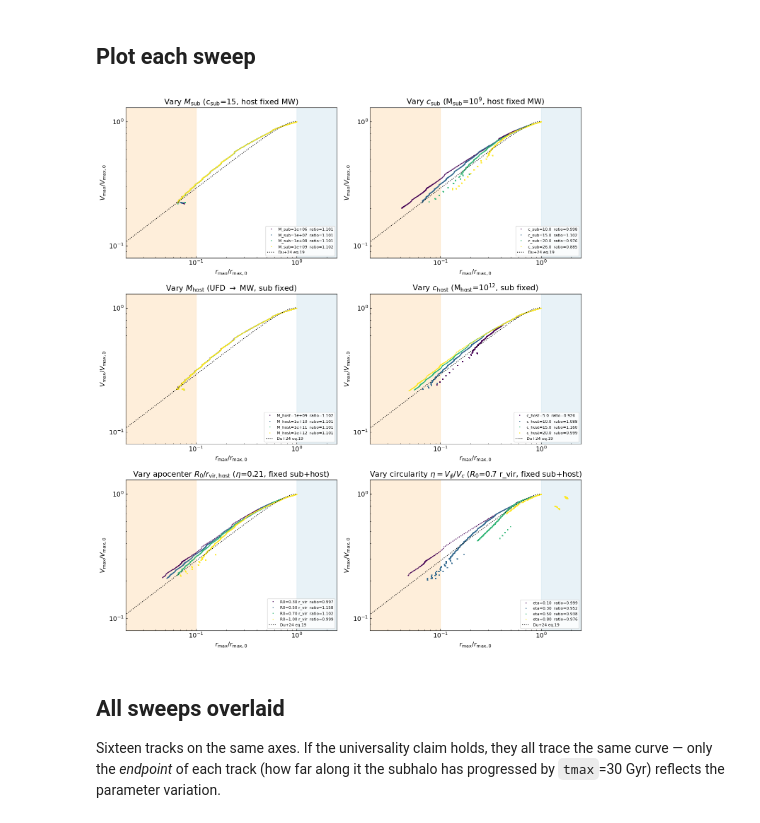
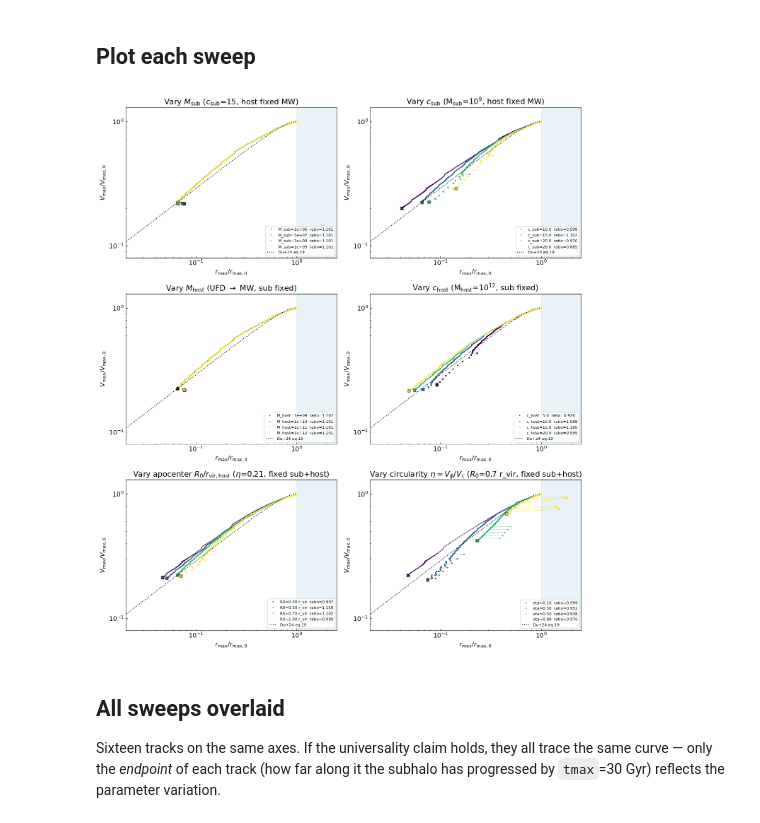
Before and after one commit to fabiokung/SatGen, a Jupyter notebook: tidal_track_universality.ipynb, the cells around one changed output. Drawn from its saved outputs; the diff is of its cells as text; code cells hidden in the pictures.

```diff
--- a/tidal_track_universality.ipynb
+++ b/tidal_track_universality.ipynb
@@ -124,14 +124,11 @@ Total wall time: 332.5 s
 ## Plot each sweep
 # %%
 def _phase_bands(ax):
-    """Three deep-stripping phases: heating-puffed (r/r0>1), smooth tidal
-    evolution (0.1<r/r0<1), and post-pericentre stairsteps (r/r0<0.1).
-    The 0.1 threshold is empirical -- it marks where per-peri shrinkage
-    falls below the log-plot dot-spacing resolution, exposing the always-
-    present plateau structure that the hard-truncation prescription
-    leaves between pericenter passages."""
+    """Vertical band for the heating-puffed regime where r/r0>1. Deep
+    stripping is a behaviour (discretized stairsteps on eq.19), not a
+    region of (R, V) space, so it gets an arrow annotation on the
+    overlay rather than a shaded band here."""
     ax.axvspan(1.0, 100., color='#a6cee3', alpha=0.25, zorder=0)
-    ax.axvspan(1e-4, 0.1, color='#fdbf6f', alpha=0.25, zorder=0)
 
 def plot_sweep(ax, results, label_fmt, vary_key):
     _phase_bands(ax)
@@ -139,36 +136,41 @@ def plot_sweep(ax, results, label_fmt, vary_key):
     n = len(results)
     for i, r in enumerate(results):
         ratio = median_track_ratio(r['R'], r['V'])
         c = cmap(i / max(n - 1, 1))
         lab = label_fmt.format(**r) + f'  ratio={ratio:.3f}'
-        ax.plot(r['R'], r['V'], '.', ms=2, color=c, label=lab)
+        # connect dots in time order so plateau-to-plateau jumps are visible
+        ax.plot(r['R'], r['V'], '-', lw=0.5, alpha=0.4, color=c, zorder=2)
+        ax.plot(r['R'], r['V'], '.', ms=2, color=c, label=lab, zorder=3)
+        # endpoint marker (X) -- start is shared at (1,1) for all tracks
+        ax.plot(r['R'][-1], r['V'][-1], 'X', ms=7, color=c,
+                markeredgecolor='black', markeredgewidth=0.5, zorder=5)
     x_ref = np.logspace(-4, 0, 400)
     R_ref, V_ref = du24_eq19(x_ref)
-    ax.plot(R_ref, V_ref, 'k:', lw=1.5, label='Du+24 eq.19', zorder=5)
+    ax.plot(R_ref, V_ref, 'k:', lw=1.5, label='Du+24 eq.19', zorder=6)
     ax.set_xscale('log'); ax.set_yscale('log')
     ax.set_xlim(0.02, 2.5)
     ax.set_ylim(0.08, 1.3)
     ax.set_xlabel(r'$r_{\rm max}/r_{\rm max,0}$')
     ax.set_ylabel(r'$V_{\rm max}/V_{\rm max,0}$')
     ax.legend(fontsize=8, loc='lower right')
 
 fig, axes = plt.subplots(3, 2, figsize=(14, 16))
 plot_sweep(axes[0,0], res_M_sub,  'M_sub={M_sub:.0e}',  'M_sub')
 axes[0,0].set_title(r'Vary $M_{\rm sub}$ (c$_{\rm sub}$=15, host fixed MW)')
 plot_sweep(axes[0,1], res_c_sub,  'c_sub={c_sub:.1f}',  'c_sub')
 axes[0,1].set_title(r'Vary $c_{\rm sub}$ (M$_{\rm sub}$=$10^9$, host fixed MW)')
 plot_sweep(axes[1,0], res_M_host, 'M_host={M_host:.0e}', 'M_host')
 axes[1,0].set_title(r'Vary $M_{\rm host}$ (UFD $\to$ MW, sub fixed)')
 plot_sweep(axes[1,1], res_c_host, 'c_host={c_host:.1f}', 'c_host')
 axes[1,1].set_title(r'Vary $c_{\rm host}$ (M$_{\rm host}$=$10^{12}$, sub fixed)')
 plot_sweep(axes[2,0], res_R0,     'R0={R0_frac:.2f} r_vir', 'R0_frac')
 axes[2,0].set_title(r'Vary apocenter $R_0/r_{\rm vir,host}$ ($\eta$=0.21, fixed sub+host)')
 plot_sweep(axes[2,1], res_eta,    'eta={eta:.2f}',          'eta')
 axes[2,1].set_title(r'Vary circularity $\eta = V_\phi/V_c$ ($R_0$=0.7 r_vir, fixed sub+host)')
 fig.tight_layout()
 plt.show()
 # %% [output]
-[figure, old version]
+[figure, new version]
 # %% [markdown]
 ## All sweeps overlaid
 
```
Also changed, not shown: parts of 3 cells of this notebook.
